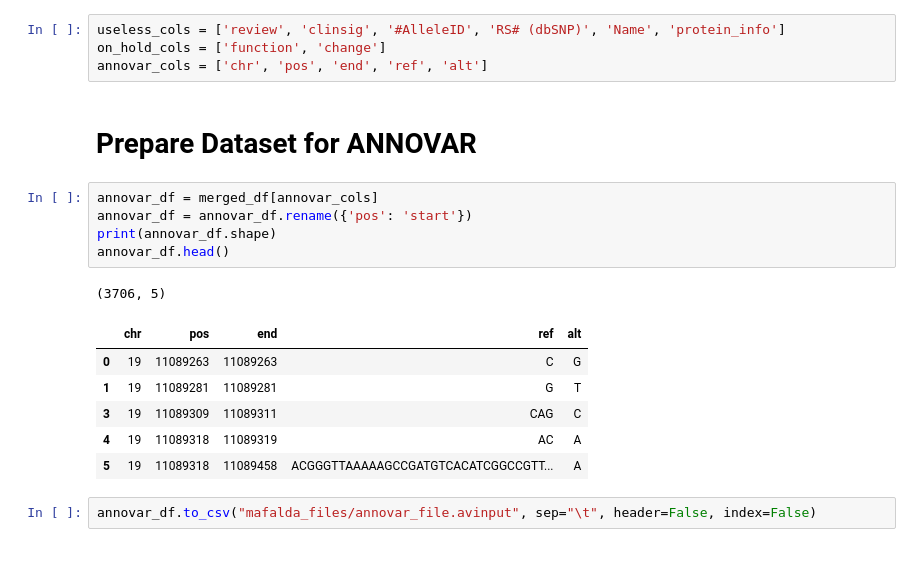
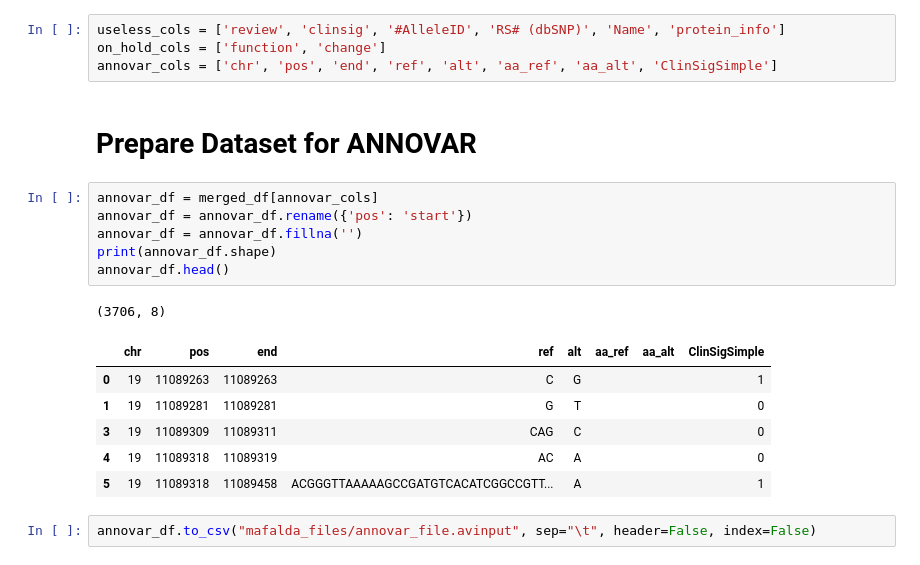
Before and after one commit to gpietrop/CATT, a Jupyter notebook: get_data_from_vcf.ipynb, the cells around one changed output. Drawn from its saved outputs; the diff is of its cells as text.

```diff
--- a/get_data_from_vcf.ipynb
+++ b/get_data_from_vcf.ipynb
@@ -285,22 +285,23 @@ merged_df.head()
 # %%
 useless_cols = ['review', 'clinsig', '#AlleleID', 'RS# (dbSNP)', 'Name', 'protein_info']
 on_hold_cols = ['function', 'change']
-annovar_cols = ['chr', 'pos', 'end', 'ref', 'alt']
+annovar_cols = ['chr', 'pos', 'end', 'ref', 'alt', 'aa_ref', 'aa_alt', 'ClinSigSimple']
 # %% [markdown]
 # Prepare Dataset for ANNOVAR
 # %%
 annovar_df = merged_df[annovar_cols]
 annovar_df = annovar_df.rename({'pos': 'start'})
+annovar_df = annovar_df.fillna('')
 print(annovar_df.shape)
 annovar_df.head()
 # %% [output]
-(3706, 5)
+(3706, 8)
-|  | chr | pos | end | ref | alt |
-| 0 | 19 | 11089263 | 11089263 | C | G |
-| 1 | 19 | 11089281 | 11089281 | G | T |
-| 3 | 19 | 11089309 | 11089311 | CAG | C |
-| 4 | 19 | 11089318 | 11089319 | AC | A |
-| 5 | 19 | 11089318 | 11089458 | ACGGGTTAAAAAGCCGATGTCACATCGGCCGTT... | A |
+|  | chr | pos | end | ref | alt | aa_ref | aa_alt | ClinSigSimple |
+| 0 | 19 | 11089263 | 11089263 | C | G |  |  | 1 |
+| 1 | 19 | 11089281 | 11089281 | G | T |  |  | 0 |
+| 3 | 19 | 11089309 | 11089311 | CAG | C |  |  | 0 |
+| 4 | 19 | 11089318 | 11089319 | AC | A |  |  | 0 |
+| 5 | 19 | 11089318 | 11089458 | ACGGGTTAAAAAGCCGATGTCACATCGGCCGTT... | A |  |  | 1 |
 # %%
 annovar_df.to_csv("mafalda_files/annovar_file.avinput", sep="\t", header=False, index=False)
 # %%
```
Also changed, not shown: 2 other files.
